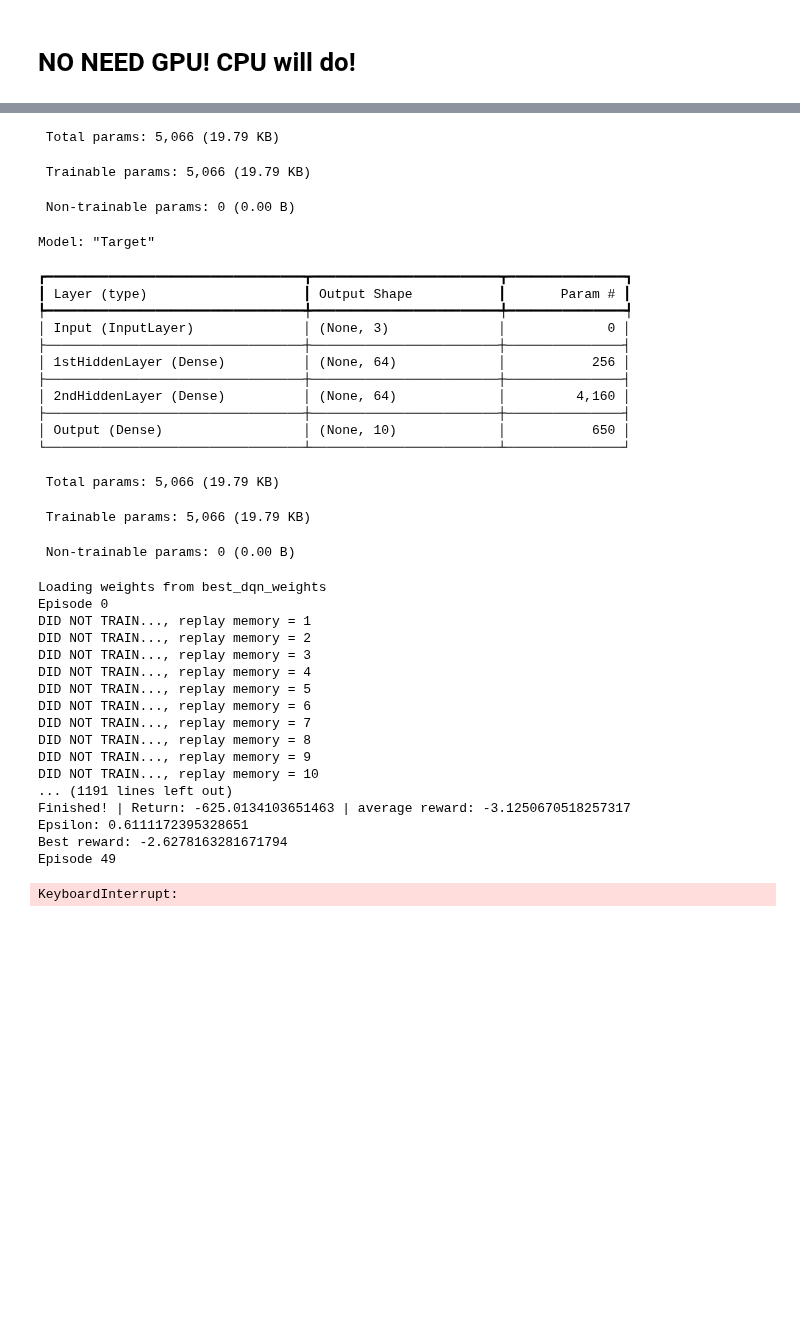
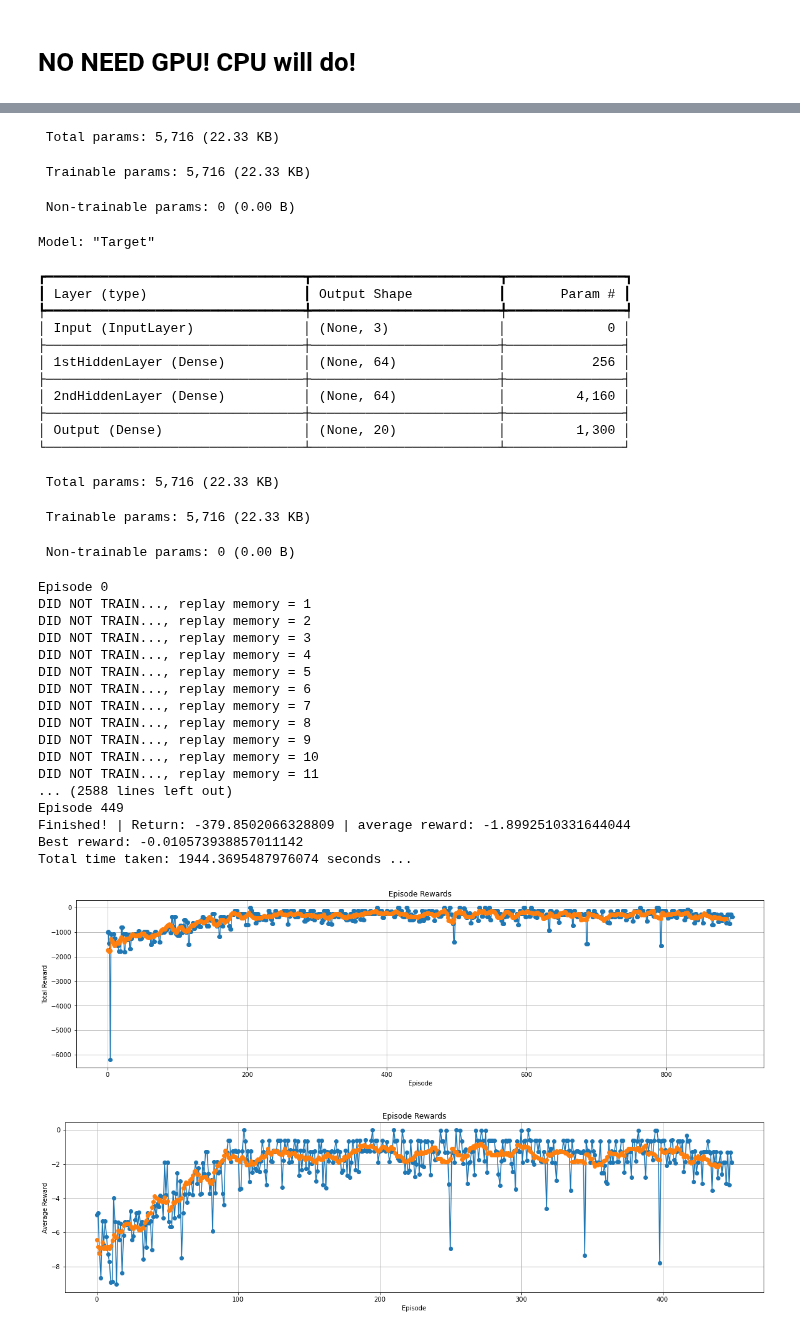
Before and after one commit to Zafyree3/DELE_CA2, a Jupyter notebook: DQN with GradientTape1.ipynb, the cells around one changed output, grey strips where cells are left out. Cells and saved outputs as stored; diff of their text form; code cells hidden in the pictures; blank space fills up the shorter version.

```diff
--- a/DQN with GradientTape1.ipynb
+++ b/DQN with GradientTape1.ipynb
@@ -33,7 +33,8 @@ class DQN:
                  MinReplayMemory = 1000,
                  UpdateTargetEveryThisEpisodes = 1,
                  IntermediateSize = 64,
-                 BatchSize = 32):
+                 BatchSize = 32,
+                optimizer = Adam()):
 
         # Hyperparameters. #
 
@@ -49,6 +50,7 @@ class DQN:
         self.epsilon_min = epsilon_min
         self.epsilon_decay = epsilon_decay
         self.learning_rate = learning_rate
+        self.optimizer = optimizer
 
         self.total_reward = 0  # Initialize total reward accumulator
         self.episode_rewards = []  # List to store rewards for each episode
@@ -222,7 +224,7 @@ Epsilon_decay = 0.99
 Epsilon = 1.0
 ShowEvery = 10
 InputShape = 3
-NActions = 10
+NActions = 20
 # %%
 def PendulumActionConverter(action, NActions=NActions):
     ActualTorque = (action / NActions - 0.5) * 4
@@ -267,7 +269,7 @@ STARTTIME = time.time()
 
 dqn = DQN(InputShape = InputShape, NActions = NActions)
 dir_path='best_dqn_weights'
-dqn.load_weights(path=dir_path)
+# dqn.load_weights(path=dir_path)
 
 Epsilon = 1.0
 EPISODES = 450
@@ -318,37 +320,38 @@ Model: "Main"
 └─────────────────────────────────┴────────────────────────┴───────────────┘
- Total params: 5,066 (19.79 KB)
+ Total params: 5,716 (22.33 KB)
- Trainable params: 5,066 (19.79 KB)
+ Trainable params: 5,716 (22.33 KB)
  Non-trainable params: 0 (0.00 B)
 Model: "Target"
 ┏━━━━━━━━━━━━━━━━━━━━━━━━━━━━━━━━━┳━━━━━━━━━━━━━━━━━━━━━━━━┳━━━━━━━━━━━━━━━┓
 ┃ Layer (type)                    ┃ Output Shape           ┃       Param # ┃
 ┡━━━━━━━━━━━━━━━━━━━━━━━━━━━━━━━━━╇━━━━━━━━━━━━━━━━━━━━━━━━╇━━━━━━━━━━━━━━━┩
 │ Input (InputLayer)              │ (None, 3)              │             0 │
 ├─────────────────────────────────┼────────────────────────┼───────────────┤
 │ 1stHiddenLayer (Dense)          │ (None, 64)             │           256 │
 ├─────────────────────────────────┼────────────────────────┼───────────────┤
 │ 2ndHiddenLayer (Dense)          │ (None, 64)             │         4,160 │
 ├─────────────────────────────────┼────────────────────────┼───────────────┤
-│ Output (Dense)                  │ (None, 10)             │           650 │
+│ Output (Dense)                  │ (None, 20)             │         1,300 │
 └─────────────────────────────────┴────────────────────────┴───────────────┘
- Total params: 5,066 (19.79 KB)
+ Total params: 5,716 (22.33 KB)
- Trainable params: 5,066 (19.79 KB)
+ Trainable params: 5,716 (22.33 KB)
  Non-trainable params: 0 (0.00 B)
-Loading weights from best_dqn_weights
 Episode 0
 DID NOT TRAIN..., replay memory = 1
 DID NOT TRAIN..., replay memory = 2
 DID NOT TRAIN..., replay memory = 3
 DID NOT TRAIN..., replay memory = 4
 DID NOT TRAIN..., replay memory = 5
 DID NOT TRAIN..., replay memory = 6
 DID NOT TRAIN..., replay memory = 7
 DID NOT TRAIN..., replay memory = 8
 DID NOT TRAIN..., replay memory = 9
 DID NOT TRAIN..., replay memory = 10
-... (1191 lines left out)
-Finished! | Return: -625.0134103651463 | average reward: -3.1250670518257317
-Epsilon: 0.6111172395328651
-Best reward: -2.6278163281671794
-Episode 49
+DID NOT TRAIN..., replay memory = 11
+... (2588 lines left out)
+Episode 449
+Finished! | Return: -379.8502066328809 | average reward: -1.8992510331644044
+Best reward: -0.010573938857011142
+Total time taken: 1944.3695487976074 seconds ...
-KeyboardInterrupt:
+[figure, added]
+[figure, added]
```
Also changed, not shown: parts of 8 cells of this notebook.
